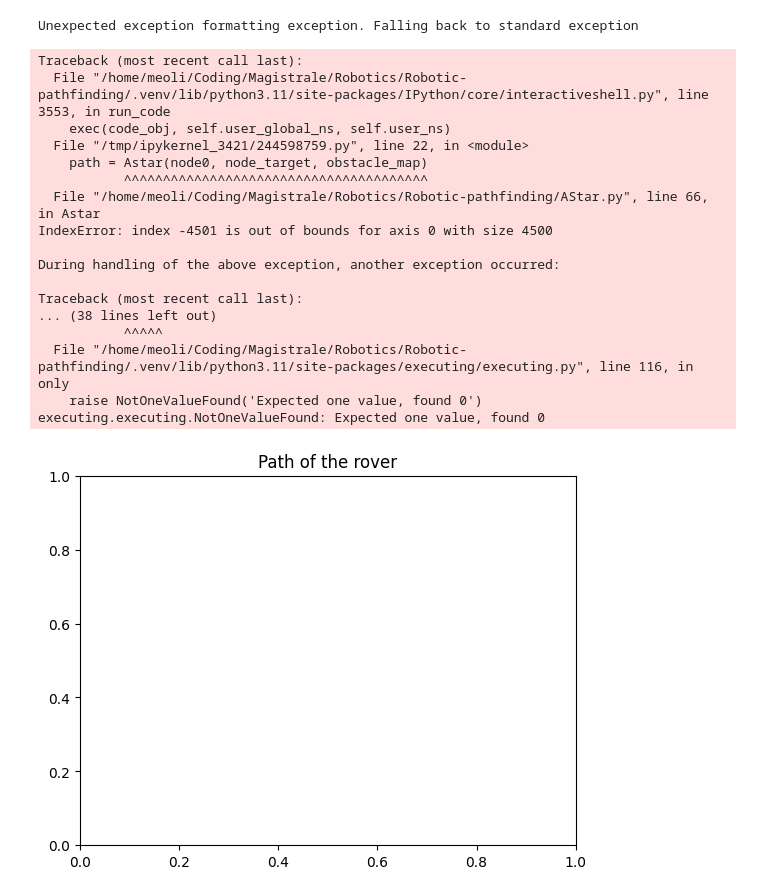
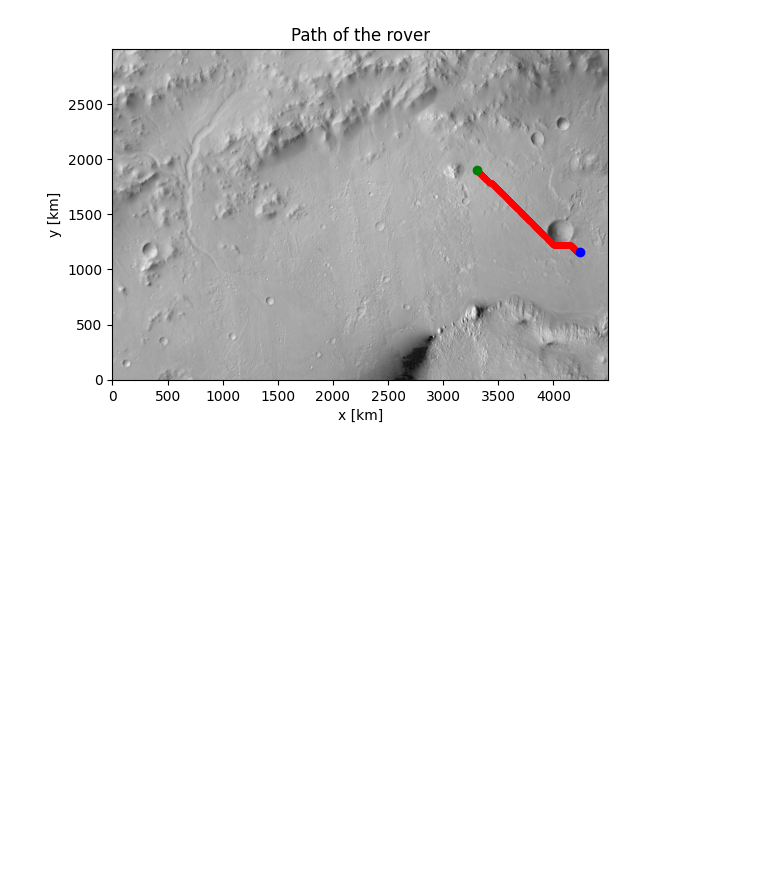
Before and after one commit to Meoli96/Robotic-pathfinding, a Jupyter notebook: main.ipynb, the cells around one changed output. Cells and saved outputs as stored; diff of their text form; code cells hidden in the pictures; blank space fills up the shorter version.

Commit message:
AStar working

```diff
--- a/main.ipynb
+++ b/main.ipynb
@@ -44,53 +48,37 @@ LAxis = 1; # [m] length of the rover wheel axis
 # %%
-### TASK 1 ###
+### TASK 1 ### --2.8s average runtime
+P0 = (42.38*10**3, 11.59*10**3)
+P1 = (33.07*10**3, 19.01*10**3)
 
-# Initial and target position need to be coordinates in the grid
-P0 = np.array([42.38*10**3, 11.59*10**3, 90])  # initial position, [m, m, deg]
-[j0, i0] = coord2ij(P0[0], P0[1], X[0], Y[0])
-P_target = np.array([33.07*10**3, 19.01*10**3, 180])  # target position, [m, m, deg]
-[j_target, i_target] = coord2ij(P_target[0], P_target[1], X[0], Y[0])
-
-# Initial and target nodes in the grid
-P0 = np.array([X[i0], Y[j0], P0[2]])  # initial position, [m, m, deg]
-P_target = np.array([X[i_target], Y[j_target], P_target[2]])  # target position, [m, m, deg]
-
-# Initial and target nodes
-node0 = Node(P0)
-node_target = Node(P_target)
 
 ## 1.1) Plot the trajectory of the rover in the map
 plt.figure(1)
 plt.title("Path of the rover")
 
 # Create path with A*
-path = Astar(node0, node_target, obstacle_map)
+
+
+path, gScore = AStar(grid, P0, P1)
 # Plot path
-path_coords = [(node.pos[0], node.pos[1]) for node in path]
-for i in range(len(path_coords)-1):
-    plt.plot([path_coords[i][0], path_coords[i+1][0]], [path_coords[i][1], path_coords[i+1][1]], 'r')
+path_coords = [(node[0], node[1]) for node in path]
+for coord in path_coords:
 
-plt.imshow(mars_map, cmap='gray', origin='lower')
+    plt.plot(coord[0]/10, coord[1]/10, 'r.')
+
+
+
+plt.imshow(np.flipud(grid.image), cmap='gray')
+plt.gca().invert_yaxis()
+plt.xlabel('x [km]')
+plt.ylabel('y [km]')
+
+plt.plot(P0[0]/10, P0[1]/10, 'bo')
+plt.plot(P1[0]/10, P1[1]/10, 'go')
+plt.show()
+
 
 # 1.2) Plot the velocity profile of the rover
 # 1.3) Plot the steering angle profile of the rover
 # 1.4) Plot the rate of change of the steering angle profile of the rover
 # %% [output]
-Unexpected exception formatting exception. Falling back to standard exception
-Traceback (most recent call last):
-  File "/home/meoli/Coding/Magistrale/Robotics/Robotic-pathfinding/.venv/lib/python3.11/site-packages/IPython/core/interactiveshell.py", line 3553, in run_code
-    exec(code_obj, self.user_global_ns, self.user_ns)
-  File "/tmp/ipykernel_3421/244598759.py", line 22, in <module>
-    path = Astar(node0, node_target, obstacle_map)
-           ^^^^^^^^^^^^^^^^^^^^^^^^^^^^^^^^^^^^^^^
-  File "/home/meoli/Coding/Magistrale/Robotics/Robotic-pathfinding/AStar.py", line 66, in Astar
-IndexError: index -4501 is out of bounds for axis 0 with size 4500
-
-During handling of the above exception, another exception occurred:
-
-Traceback (most recent call last):
-... (38 lines left out)
-           ^^^^^
-  File "/home/meoli/Coding/Magistrale/Robotics/Robotic-pathfinding/.venv/lib/python3.11/site-packages/executing/executing.py", line 116, in only
-    raise NotOneValueFound('Expected one value, found 0')
-executing.executing.NotOneValueFound: Expected one value, found 0
-[figure, old version]
+[figure, new version]
```
Also changed, not shown: parts of 4 cells of this notebook, 4 other files.
